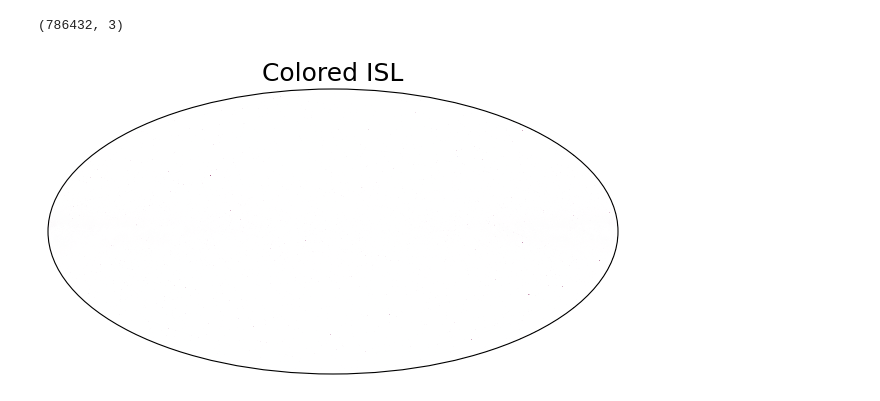
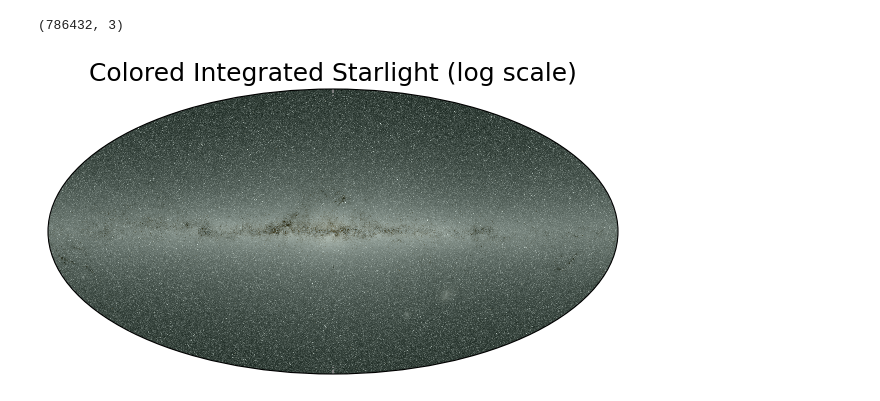
Before and after one commit to oravitan/zodiacal-polarized, a Jupyter notebook: notebooks/create_zodiacal_images.ipynb, the cells around one changed output. Drawn from its saved outputs; the diff is of its cells as text; code cells hidden in the pictures.

Commit message:
Updated image generation + planetary light bug fix

```diff
--- a/notebooks/create_zodiacal_images.ipynb
+++ b/notebooks/create_zodiacal_images.ipynb
@@ -155,8 +159,8 @@ freq = (wavelength.tolist() * u.nm).to('Hz', equivalencies=u.spectral())
 
 isl_interp = isl.interpolate_freq(freq)
 
-jacobian = c / freq ** 2
-isl_interp_freq = (isl_interp * jacobian)
+jacobian = -c / freq ** 2
+isl_interp_freq = (isl_interp * jacobian).to('W / m^2 sr Hz')
 # %%
 isl_colors = []
 for channel in imager.get_pixel_colors():
@@ -170,6 +174,6 @@ isl_colors_arr.shape
 # %% [output]
 (786432, 3)
 # %%
-plot_skymap_multicolor(isl_colors_arr.value, title='Colored ISL')
+plot_skymap_multicolor(isl_colors_arr.value, log=True, title='Colored Integrated Starlight (log scale)', saveto='outputs/isl_fullsky.pdf')
 # %% [output]
-[figure, old version]
+[figure, new version]
```
Also changed, not shown: parts of 2 cells of this notebook, 2 other files.
